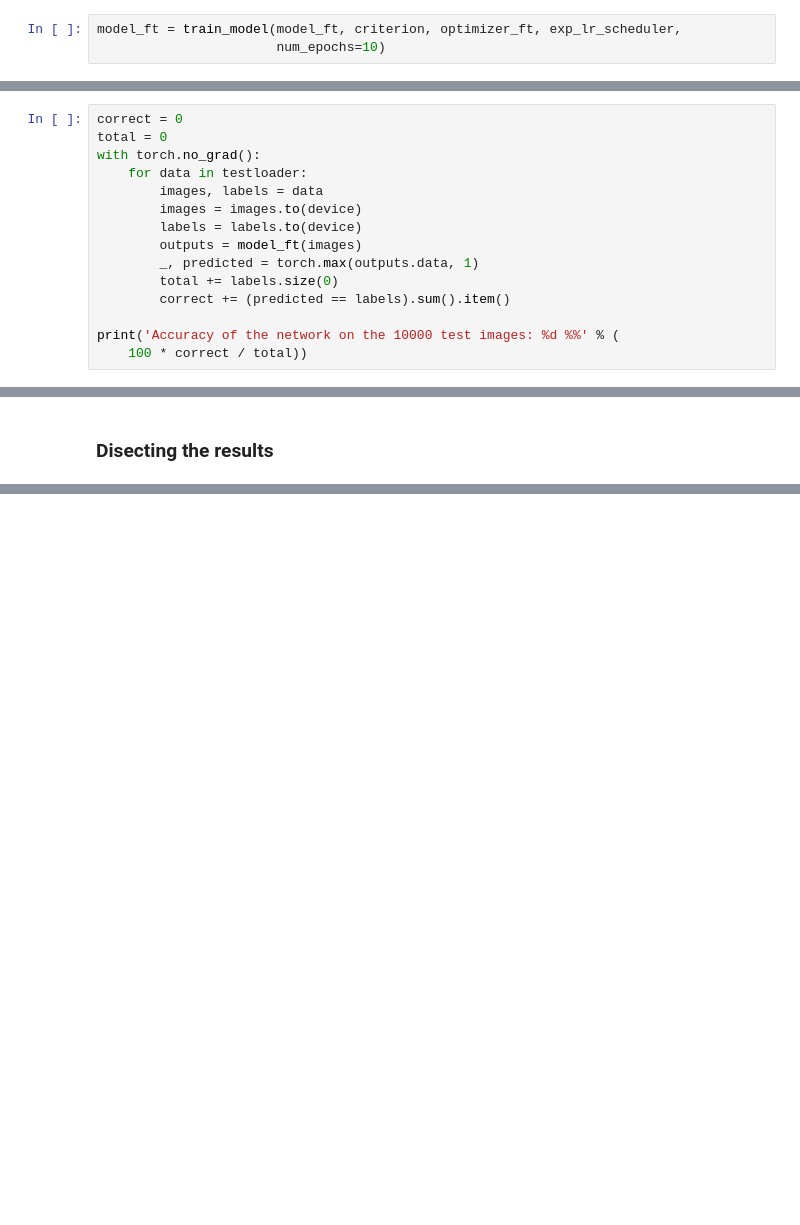
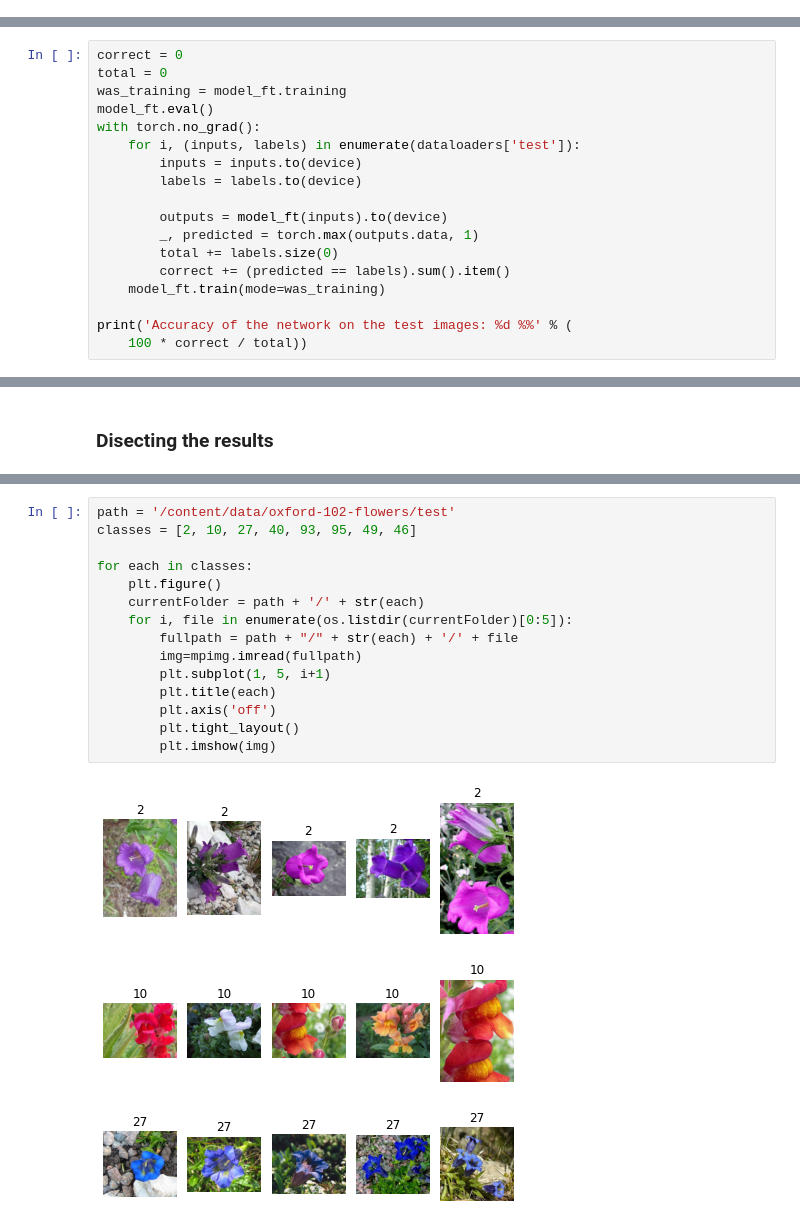
Before and after one commit to AmitSharma1127/fellowship.ai, a Jupyter notebook: Fellowship_ai.ipynb, the cells around one changed output, grey strips where cells are left out. Saved outputs shown, nothing was run; the diff lists cells and outputs as text; blank space fills up the shorter version.

```diff
--- a/Fellowship_ai.ipynb
+++ b/Fellowship_ai.ipynb
@@ -340,3 +409,0 @@ Training and evaluating the model
-# %%
-model_ft = train_model(model_ft, criterion, optimizer_ft, exp_lr_scheduler,
-                       num_epochs=10)
@@ -423,16 +412,19 @@ GroundTruth:  tensor(80) tensor(80) tensor(80) tensor(80)
 # %%
 correct = 0
 total = 0
+was_training = model_ft.training
+model_ft.eval()
 with torch.no_grad():
-    for data in testloader:
-        images, labels = data
-        images = images.to(device)
+    for i, (inputs, labels) in enumerate(dataloaders['test']):
+        inputs = inputs.to(device)
         labels = labels.to(device)
-        outputs = model_ft(images)
+
+        outputs = model_ft(inputs).to(device)
         _, predicted = torch.max(outputs.data, 1)
         total += labels.size(0)
         correct += (predicted == labels).sum().item()
+    model_ft.train(mode=was_training)
 
-print('Accuracy of the network on the 10000 test images: %d %%' % (
+print('Accuracy of the network on the test images: %d %%' % (
     100 * correct / total))
 # %% [output]
@@ -458,0 +448,19 @@ Accuracy of the network on the 10000 test images: 83 %
+# %%
+path = '/content/data/oxford-102-flowers/test'
+classes = [2, 10, 27, 40, 93, 95, 49, 46]
+
+for each in classes:
+    plt.figure()
+    currentFolder = path + '/' + str(each)
+    for i, file in enumerate(os.listdir(currentFolder)[0:5]):
+        fullpath = path + "/" + str(each) + '/' + file
+        img=mpimg.imread(fullpath)
+        plt.subplot(1, 5, i+1)
+        plt.title(each)
+        plt.axis('off')
+        plt.tight_layout()
+        plt.imshow(img)
+# %% [output]
+[figure, added]
+[figure, added]
+[figure, added]
```
Also changed, not shown: parts of 67 cells of this notebook.
